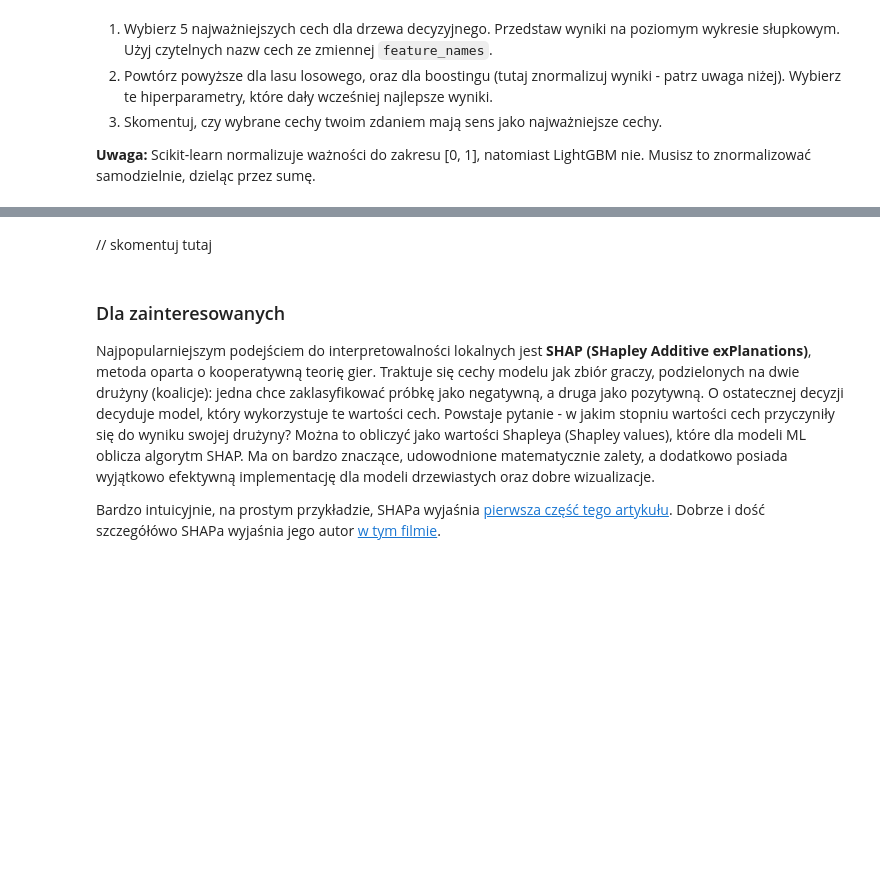
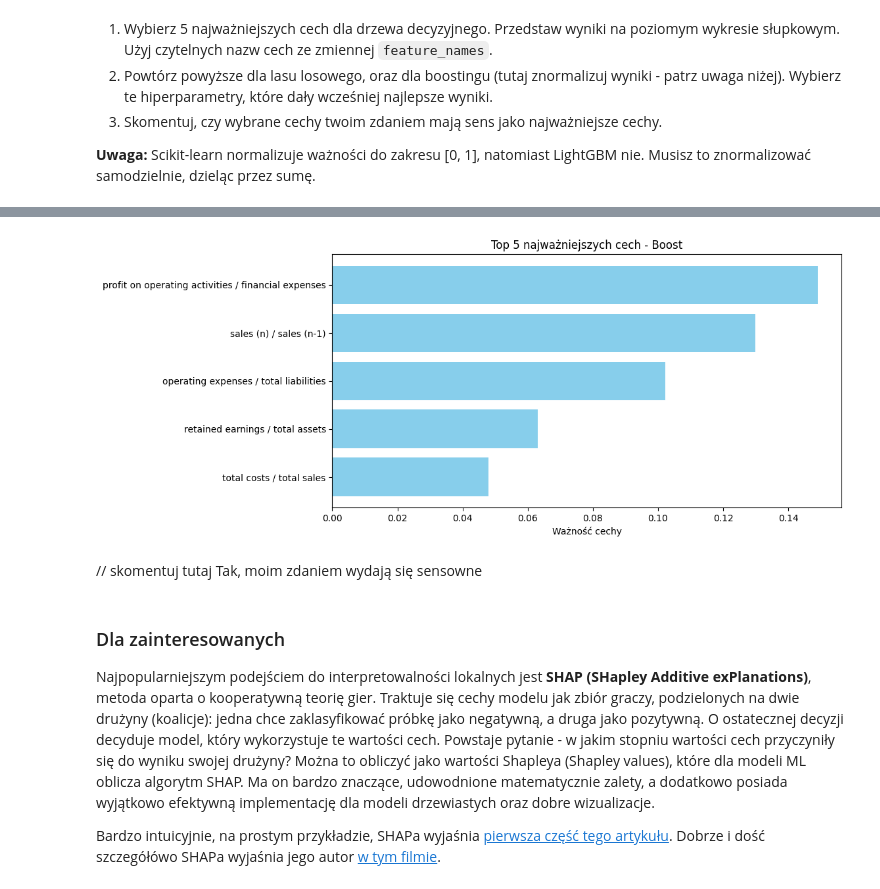
Before and after one commit to WWarzecha/Algorithms-and-Data-Structures, a Jupyter notebook: lab2/lab_2.ipynb, the cells around one changed output, grey strips where cells are left out. Saved outputs shown, nothing was run; the diff lists cells and outputs as text; code cells hidden in the pictures; blank space fills up the shorter version.

```diff
--- a/lab2/lab_2.ipynb
+++ b/lab2/lab_2.ipynb
@@ -675,5 +705,19 @@ Ze względu na powyższe, ważności cech normalizuje się często do zakresu [0
+# %%
+normalized_importances = rscv.best_estimator_.feature_importances_ / rscv.best_estimator_.feature_importances_.sum()
+importances = sorted([(normalized_importances[i], feature_names[i]) for i in range(len(X.columns))], reverse=True)[:5]
+importance_values, feature_names = zip(*importances)
+
+plt.figure(figsize=(10, 5))
+plt.barh(feature_names, importance_values, color='skyblue')
+plt.xlabel("Ważność cechy")
+plt.title("Top 5 najważniejszych cech - Boost")
+plt.gca().invert_yaxis()
+plt.show()
+# %% [output]
+[figure, added]
 # %% [markdown]
 // skomentuj tutaj
+Tak, moim zdaniem wydają się sensowne
 # %% [markdown]
 ### Dla zainteresowanych
 
```
Also changed, not shown: parts of 11 cells of this notebook.
